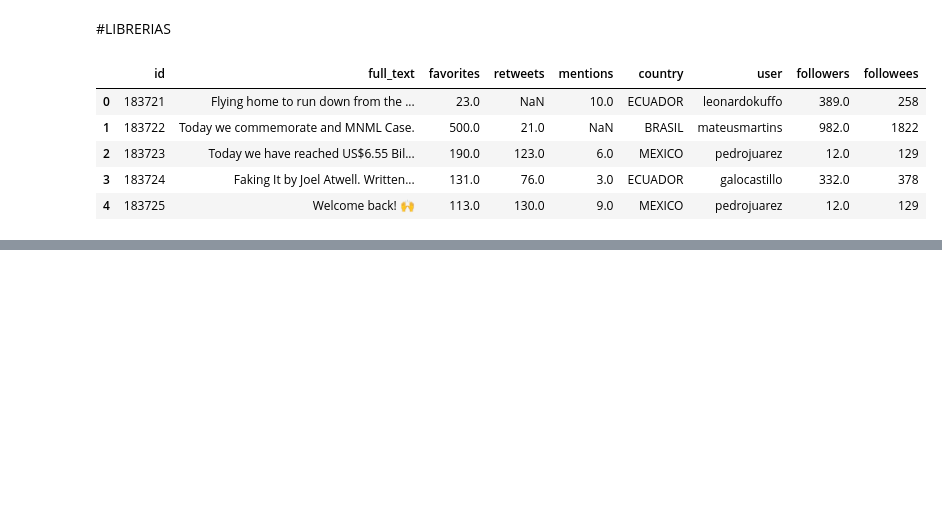
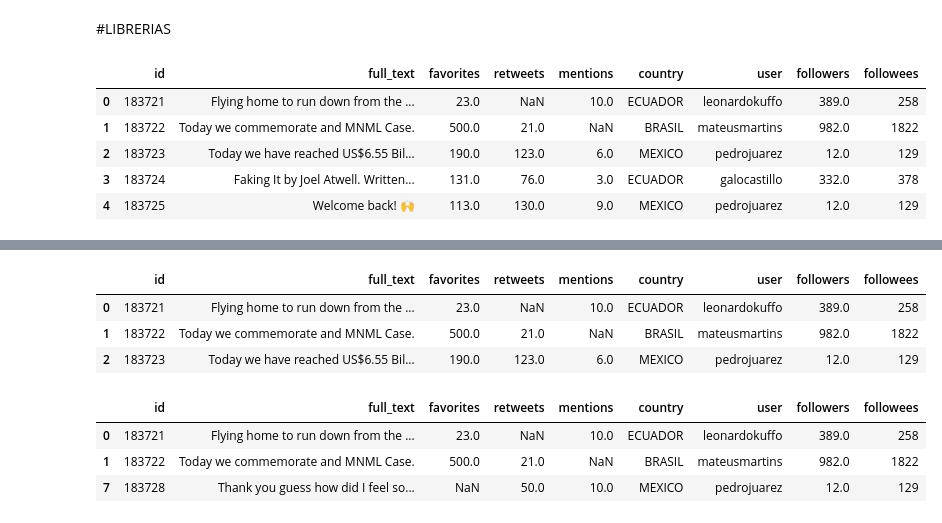
Before and after one commit to anamrodriguezped-maker/IAG344, a Jupyter notebook: Mision2/Epandas/libropandas.ipynb, the cells around one changed output, grey strips where cells are left out. Cells and saved outputs as stored; diff of their text form; code cells hidden in the pictures; blank space fills up the shorter version.

```diff
--- a/Mision2/Epandas/libropandas.ipynb
+++ b/Mision2/Epandas/libropandas.ipynb
@@ -26,0 +37,14 @@ df.describe()
+# %%
+df.loc[0:2]
+# %% [output]
+|  | id | full_text | favorites | retweets | mentions | country | user | followers | followees |
+| 0 | 183721 | Flying home to run down from the ... | 23.0 | NaN | 10.0 | ECUADOR | leonardokuffo | 389.0 | 258 |
+| 1 | 183722 | Today we commemorate and MNML Case. | 500.0 | 21.0 | NaN | BRASIL | mateusmartins | 982.0 | 1822 |
+| 2 | 183723 | Today we have reached US$6.55 Bil... | 190.0 | 123.0 | 6.0 | MEXICO | pedrojuarez | 12.0 | 129 |
+# %%
+df.loc[[0,1,7]]
+# %% [output]
+|  | id | full_text | favorites | retweets | mentions | country | user | followers | followees |
+| 0 | 183721 | Flying home to run down from the ... | 23.0 | NaN | 10.0 | ECUADOR | leonardokuffo | 389.0 | 258 |
+| 1 | 183722 | Today we commemorate and MNML Case. | 500.0 | 21.0 | NaN | BRASIL | mateusmartins | 982.0 | 1822 |
+| 7 | 183728 | Thank you guess how did I feel so... | NaN | 50.0 | 10.0 | MEXICO | pedrojuarez | 12.0 | 129 |
```
Also changed, not shown: parts of 10 cells of this notebook, 3 other files.
